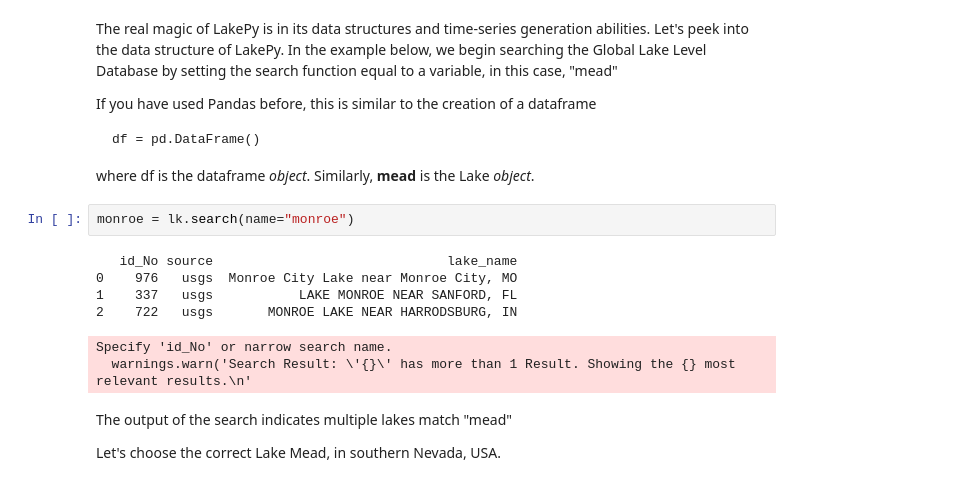
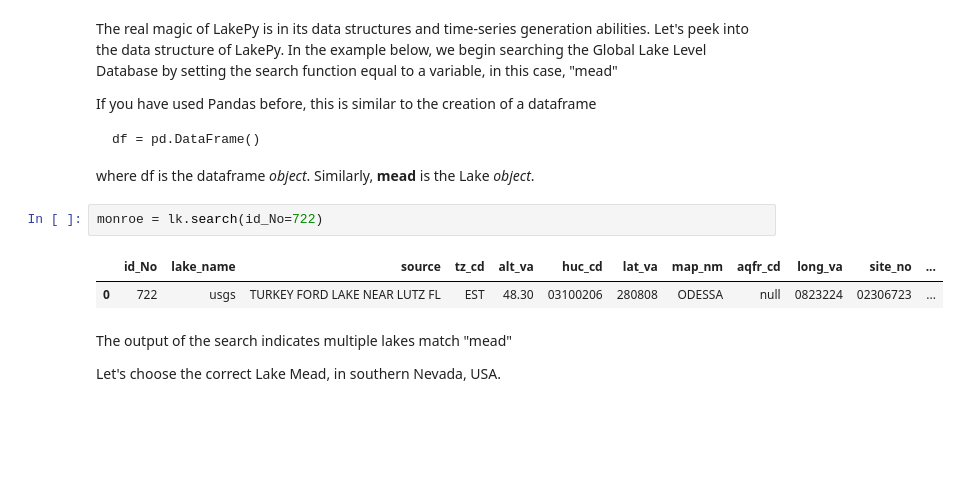
Before and after one commit to ESIPFed/LakePy, a Jupyter notebook: notebooks/LakePy Walkthrough.ipynb, the cells around one changed output. Saved outputs shown, nothing was run; the diff lists cells and outputs as text; blank space fills up the shorter version.

````diff
--- a/notebooks/LakePy Walkthrough.ipynb
+++ b/notebooks/LakePy Walkthrough.ipynb
@@ -20,14 +21,10 @@ df = pd.DataFrame()
 ```
 where df is the dataframe _object_. Similarly, **mead** is the Lake _object_.
 # %%
-monroe = lk.search(name="monroe")
+monroe = lk.search(id_No=722)
 # %% [output]
-   id_No source                              lake_name
-0    976   usgs  Monroe City Lake near Monroe City, MO
-1    337   usgs           LAKE MONROE NEAR SANFORD, FL
-2    722   usgs       MONROE LAKE NEAR HARRODSBURG, IN
-Specify 'id_No' or narrow search name.
-  warnings.warn('Search Result: \'{}\' has more than 1 Result. Showing the {} most relevant results.\n'
+|  | id_No | lake_name | source | tz_cd | alt_va | huc_cd | lat_va | map_nm | aqfr_cd | long_va | site_no | ... |
+| 0 | 722 | usgs | TURKEY FORD LAKE NEAR LUTZ FL | EST | 48.30 | 03100206 | 280808 | ODESSA | null | 0823224 | 02306723 | ... |
 # %% [markdown]
 The output of the search indicates multiple lakes match "mead"
 
````
Also changed, not shown: parts of 2 cells of this notebook, 1 other file.
